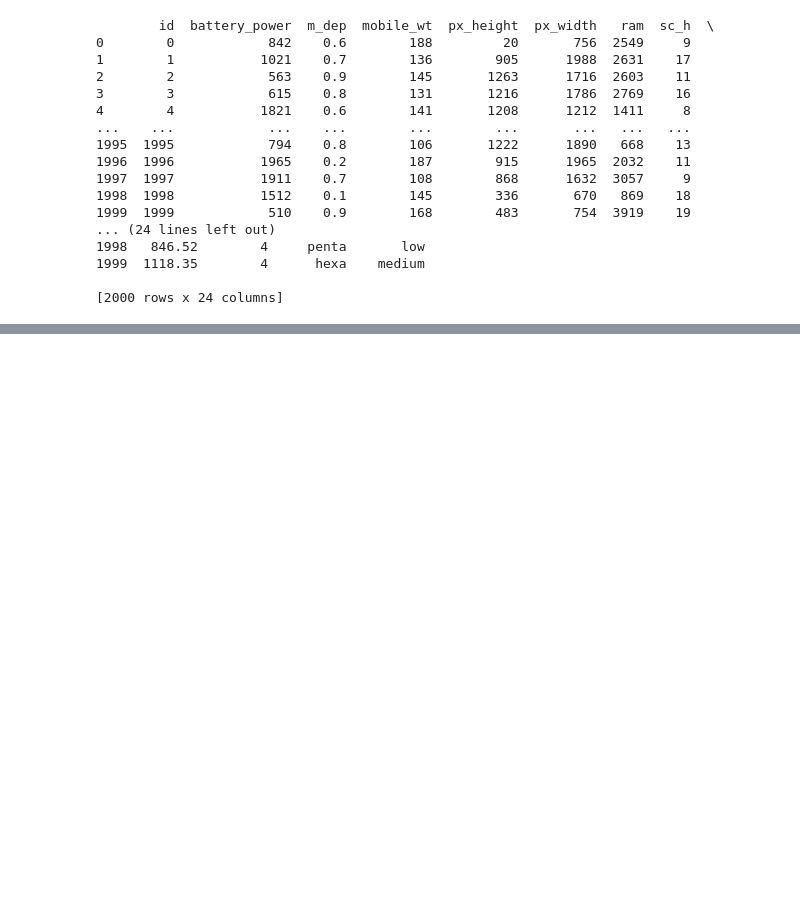
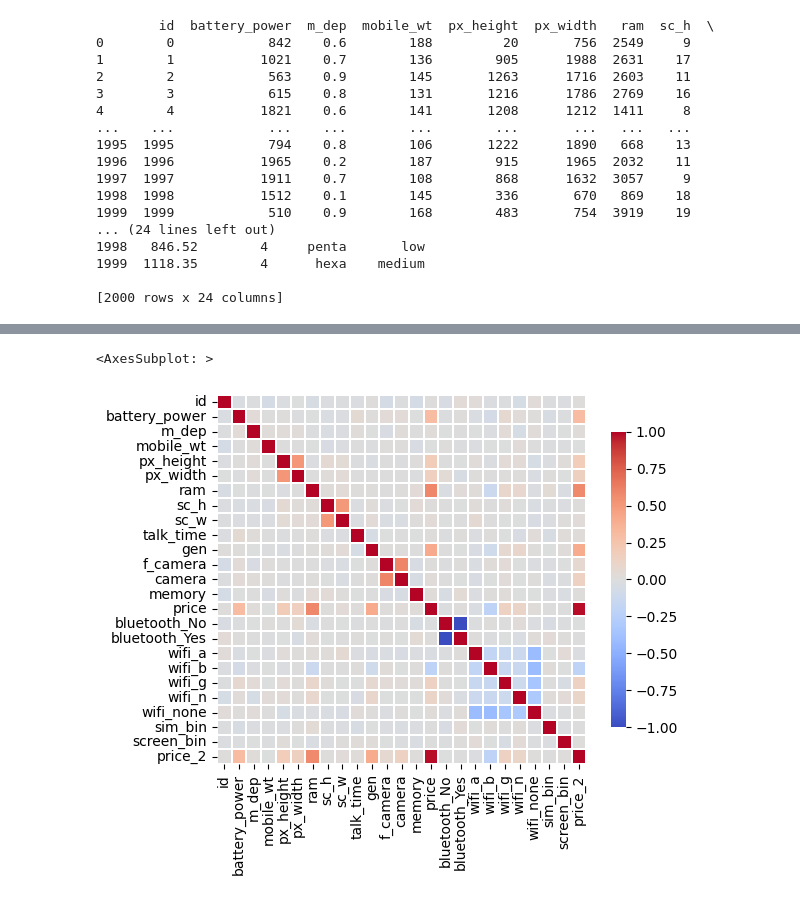
Before and after one commit to shaharariel95/Python-Class, a Jupyter notebook: mobile_prices2/mobile_prices2.ipynb, the cells around one changed output, grey strips where cells are left out. Saved outputs shown, nothing was run; the diff lists cells and outputs as text; code cells hidden in the pictures; blank space fills up the shorter version.

```diff
--- a/mobile_prices2/mobile_prices2.ipynb
+++ b/mobile_prices2/mobile_prices2.ipynb
@@ -106,0 +122,9 @@ Task 3)
+# %%
+df2 = pd.read_csv('mobile_price_2.csv')
+df['price_2'] = df2['price_2']
+corr = df.corr()
+sns.heatmap(corr,xticklabels = corr.columns, yticklabels = corr.columns, cmap="coolwarm",vmax=1 ,center=0,
+            square=True, linewidths=.3, cbar_kws={"shrink": .8})
+# %% [output]
+<AxesSubplot: >
+[figure, added]
```
Also changed, not shown: parts of 18 cells of this notebook.
